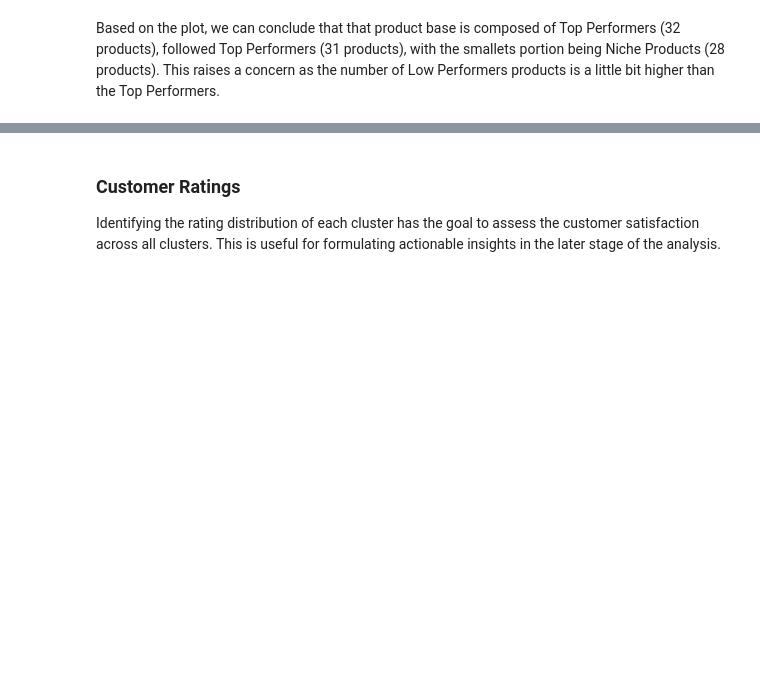
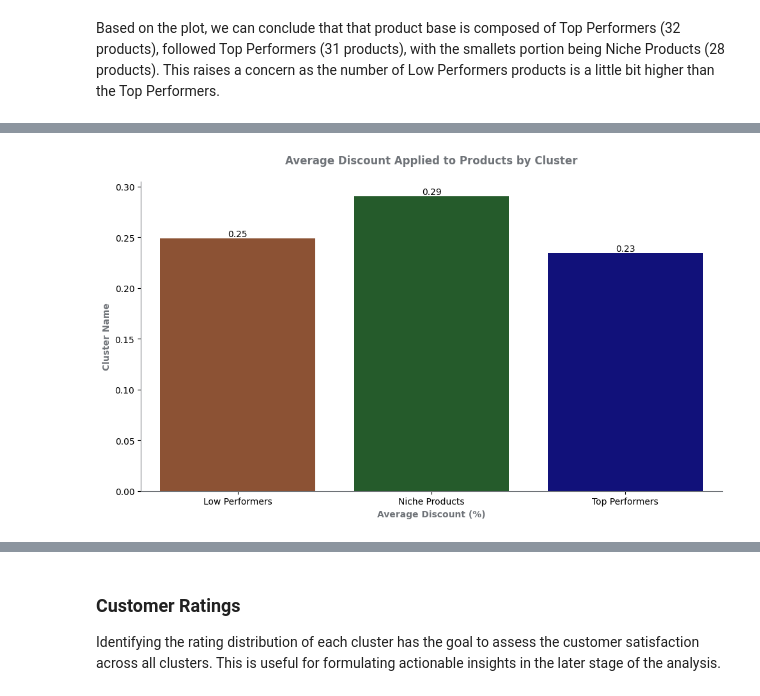
Before and after one commit to lazuardifp19/lazuardfp_portfolio, a Jupyter notebook: Ecommerce Analysis With Product-Centric RFM Analysis and K Means Clustering/ecommerce-analysis-with-product-centric-rfm-analysis-and-k-means-clustering.ipynb, the cells around one changed output, grey strips where cells are left out. Saved outputs shown, nothing was run; the diff lists cells and outputs as text; code cells hidden in the pictures; blank space fills up the shorter version.

```diff
--- a/Ecommerce Analysis With Product-Centric RFM Analysis and K Means Clustering/ecommerce-analysis-with-product-centric-rfm-analysis-and-k-means-clustering.ipynb
+++ b/Ecommerce Analysis With Product-Centric RFM Analysis and K Means Clustering/ecommerce-analysis-with-product-centric-rfm-analysis-and-k-means-clustering.ipynb
@@ -1630,0 +1784,45 @@ Based on the plot, we can conclude that that product base is composed of Top Per
+# %%
+# Create unique identifier for rfm_products
+rfm_product_indexed = rfm_product.reset_index().rename(columns={'index': 'RFM_ID'})
+rfm_product_indexed['RFM_ID'] = range(len(rfm_product_indexed))
+
+# Merge based on this new RFM_ID
+df['temp_id'] = range(len(df))
+df = df.merge(rfm_product_indexed[['RFM_ID', 'ClusterName']],
+                       left_on='temp_id',
+                       right_on='RFM_ID',
+                       how='left')
+df = df.drop(['temp_id', 'RFM_ID'], axis=1)
+# %%
+cluster_palette = {'Top Performers': 'darkblue',
+                   'Low Performers': '#9b4d25',
+                   'Niche Products': '#1c6424'}
+
+# Calculate the average discount for each cluster
+average_discount = df.groupby('ClusterName')['Discount'].mean().reset_index()
+
+# Set the figure and axes
+fig, ax = plt.subplots(figsize=(10,6))
+
+bar_plot = sns.barplot(y='Discount', x='ClusterName', data=average_discount, palette=cluster_palette, ax=ax)
+
+sns.despine(right=True)
+
+ax.set_xlabel('Average Discount (%)', weight='bold', color='#6F7378')
+ax.set_ylabel('Cluster Name', weight='bold', color='#6F7378')
+
+for container in bar_plot.containers:
+    for rect in container:
+        height = rect.get_height()
+        ax.text(rect.get_x() + rect.get_width() / 2.0, height, f'{height:.2f}', ha='center', va='bottom',
+                color='black', fontsize=10)
+
+for spine in ax.spines.values():
+    spine.set_edgecolor('#6F7378')
+
+ax.set_title('Average Discount Applied to Products by Cluster', weight='bold', pad=20, color='#6F7378')
+
+plt.tight_layout()
+plt.show()
+# %% [output]
+[figure, added]
```
Also changed, not shown: parts of 20 cells of this notebook.
